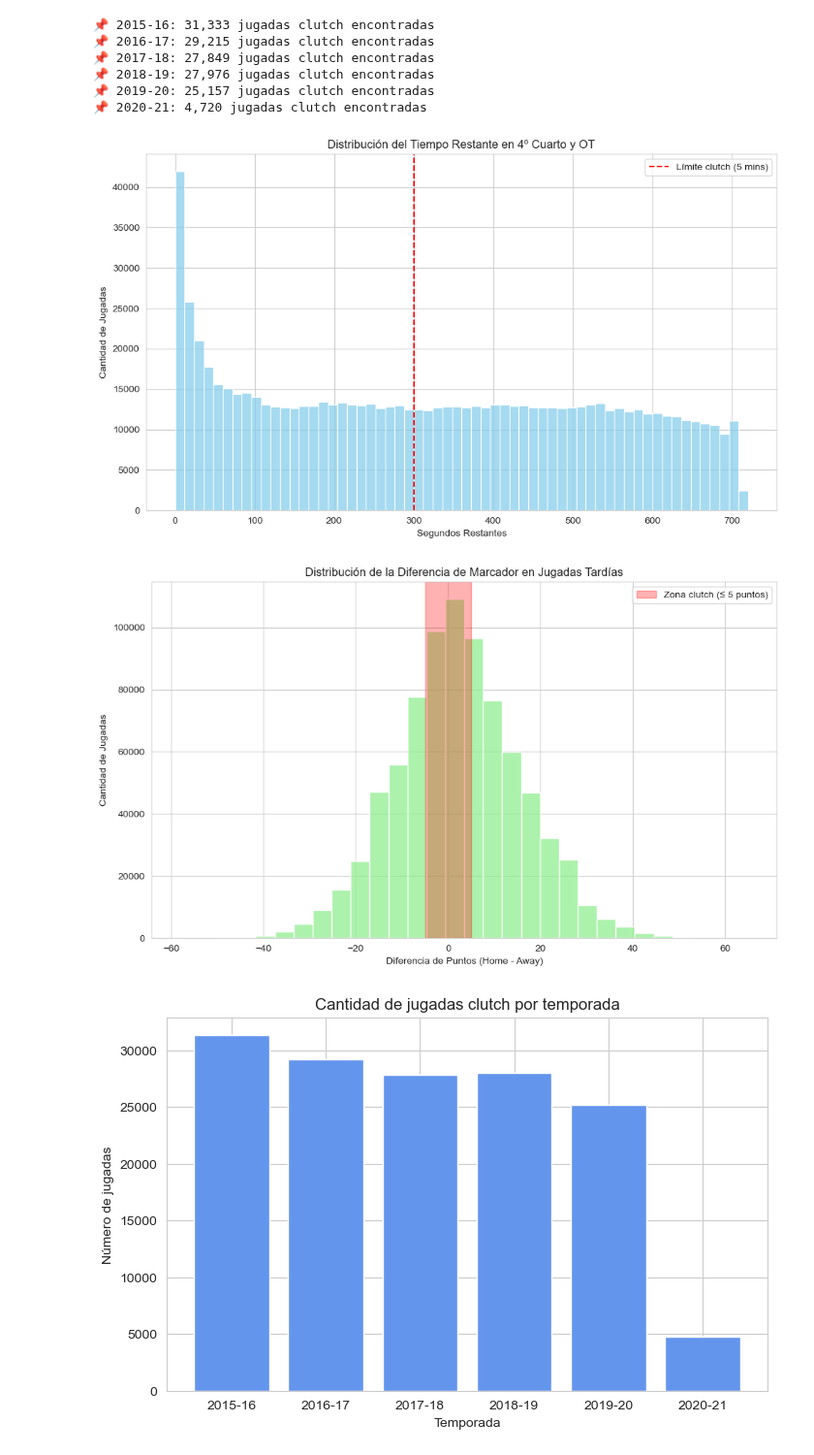
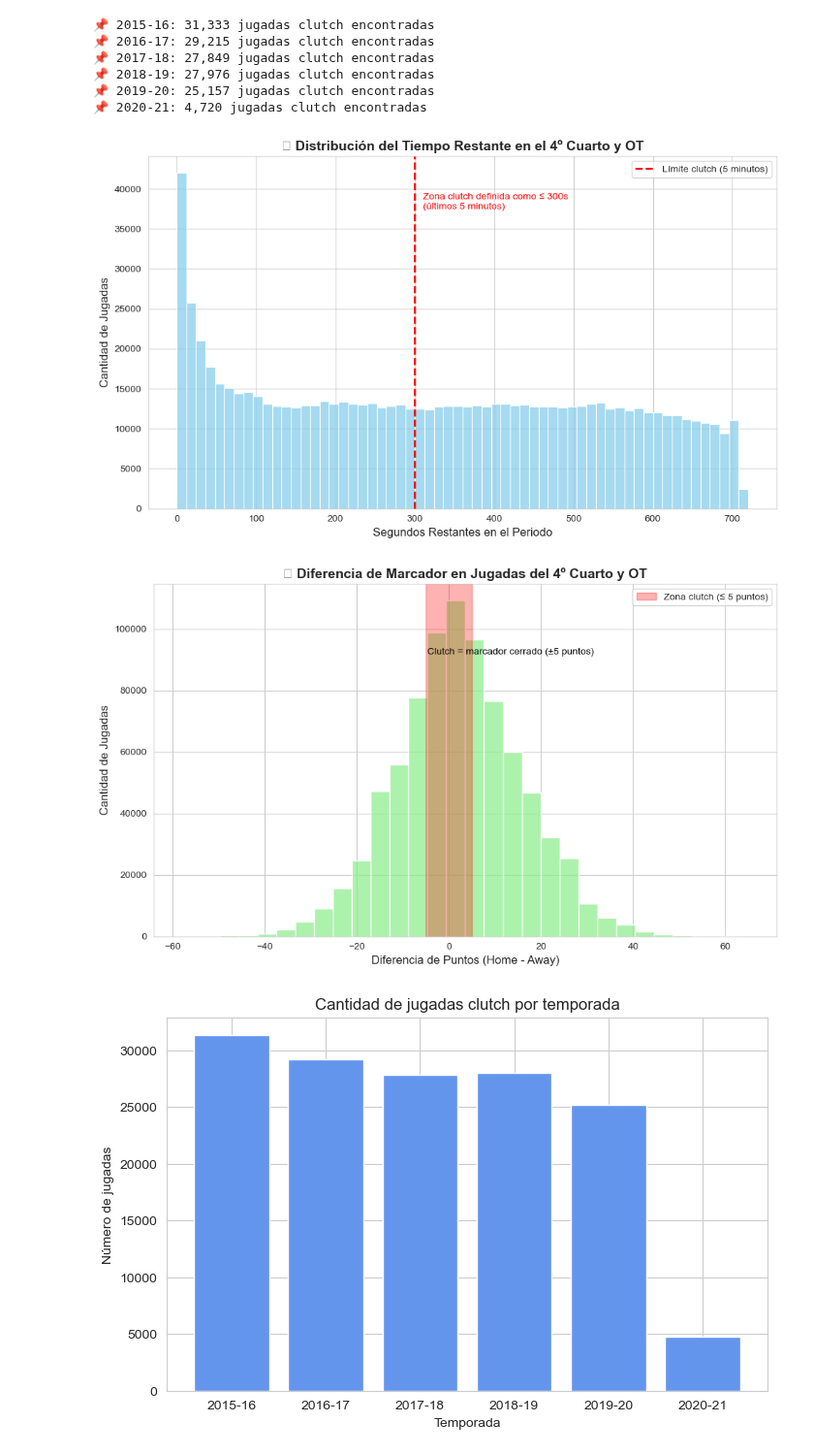
Before and after one commit to jorge-ivan-jimenez-reyes/DataScienceB, a Jupyter notebook: TercerExamen/Presentation.ipynb, the cells around one changed output. Shown at 97% size. Saved outputs shown, nothing was run; the diff lists cells and outputs as text; code cells hidden in the pictures.

```diff
--- a/TercerExamen/Presentation.ipynb
+++ b/TercerExamen/Presentation.ipynb
@@ -192,33 +192,50 @@ for temporada, df in dataframes_pbp.items():
 # %%
 import matplotlib.pyplot as plt
 import seaborn as sns
 
+# Unificamos todos los datos y filtramos últimos cuartos
 df_all = pd.concat(dataframes_pbp.values())
 df_ultimos_cuartos = df_all[df_all["Quarter"] >= 4]
 
+# Histograma del tiempo restante
 plt.figure(figsize=(10, 6))
 sns.histplot(df_ultimos_cuartos["SecLeft"], bins=60, kde=False, color="skyblue")
-plt.axvline(300, color="red", linestyle="--", label="Límite clutch (5 mins)")
-plt.title("Distribución del Tiempo Restante en 4º Cuarto y OT")
-plt.xlabel("Segundos Restantes")
-plt.ylabel("Cantidad de Jugadas")
+
+# Línea de corte clutch
+plt.axvline(300, color="red", linestyle="--", linewidth=2, label="Límite clutch (5 minutos)")
+
+# Títulos y ejes
+plt.title("⏱ Distribución del Tiempo Restante en el 4º Cuarto y OT", fontsize=14, fontweight="bold")
+plt.xlabel("Segundos Restantes en el Periodo", fontsize=12)
+plt.ylabel("Cantidad de Jugadas", fontsize=12)
+
+# Explicación y leyenda
+plt.text(310, plt.ylim()[1]*0.85, "Zona clutch definida como ≤ 300s\n(últimos 5 minutos)", color="red")
 plt.legend()
 plt.tight_layout()
 plt.show()
 # %% [output]
-[figure, old version]
+[figure, new version]
 # %%
+# Histograma de diferencia de puntos
 plt.figure(figsize=(10, 6))
 sns.histplot(df_ultimos_cuartos["HomeScore"] - df_ultimos_cuartos["AwayScore"], bins=30, color="lightgreen")
+
+# Zona clutch marcada visualmente
 plt.axvspan(-5, 5, color="red", alpha=0.3, label="Zona clutch (≤ 5 puntos)")
-plt.title("Distribución de la Diferencia de Marcador en Jugadas Tardías")
-plt.xlabel("Diferencia de Puntos (Home - Away)")
-plt.ylabel("Cantidad de Jugadas")
+
+# Títulos y ejes
+plt.title("🔻 Diferencia de Marcador en Jugadas del 4º Cuarto y OT", fontsize=14, fontweight="bold")
+plt.xlabel("Diferencia de Puntos (Home - Away)", fontsize=12)
+plt.ylabel("Cantidad de Jugadas", fontsize=12)
+
+# Leyenda y explicación
+plt.text(-4.8, plt.ylim()[1]*0.8, "Clutch = marcador cerrado (±5 puntos)", color="black")
 plt.legend()
 plt.tight_layout()
 plt.show()
 # %% [output]
-[figure, old version]
+[figure, new version]
 # %%
 import matplotlib.pyplot as plt
 
```
